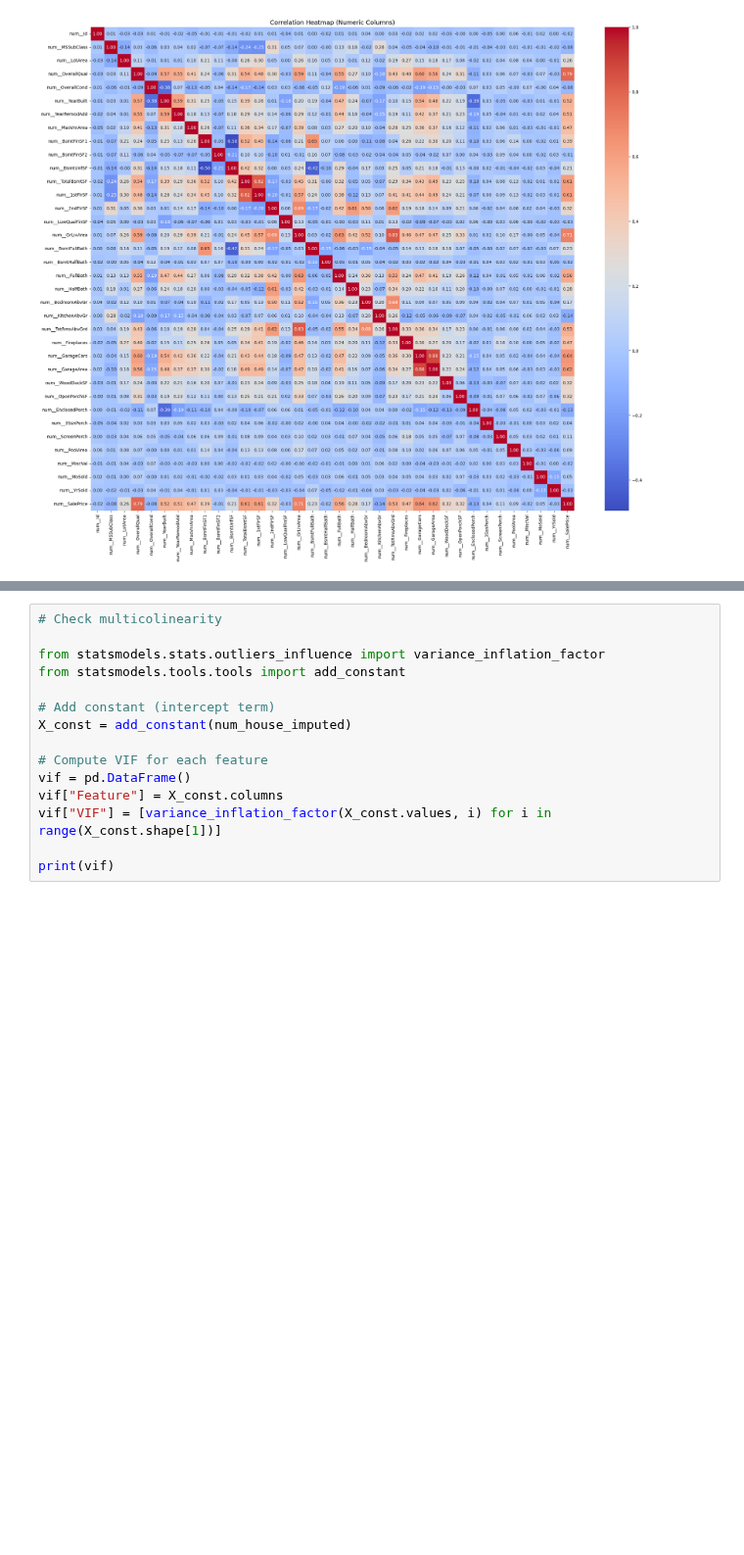
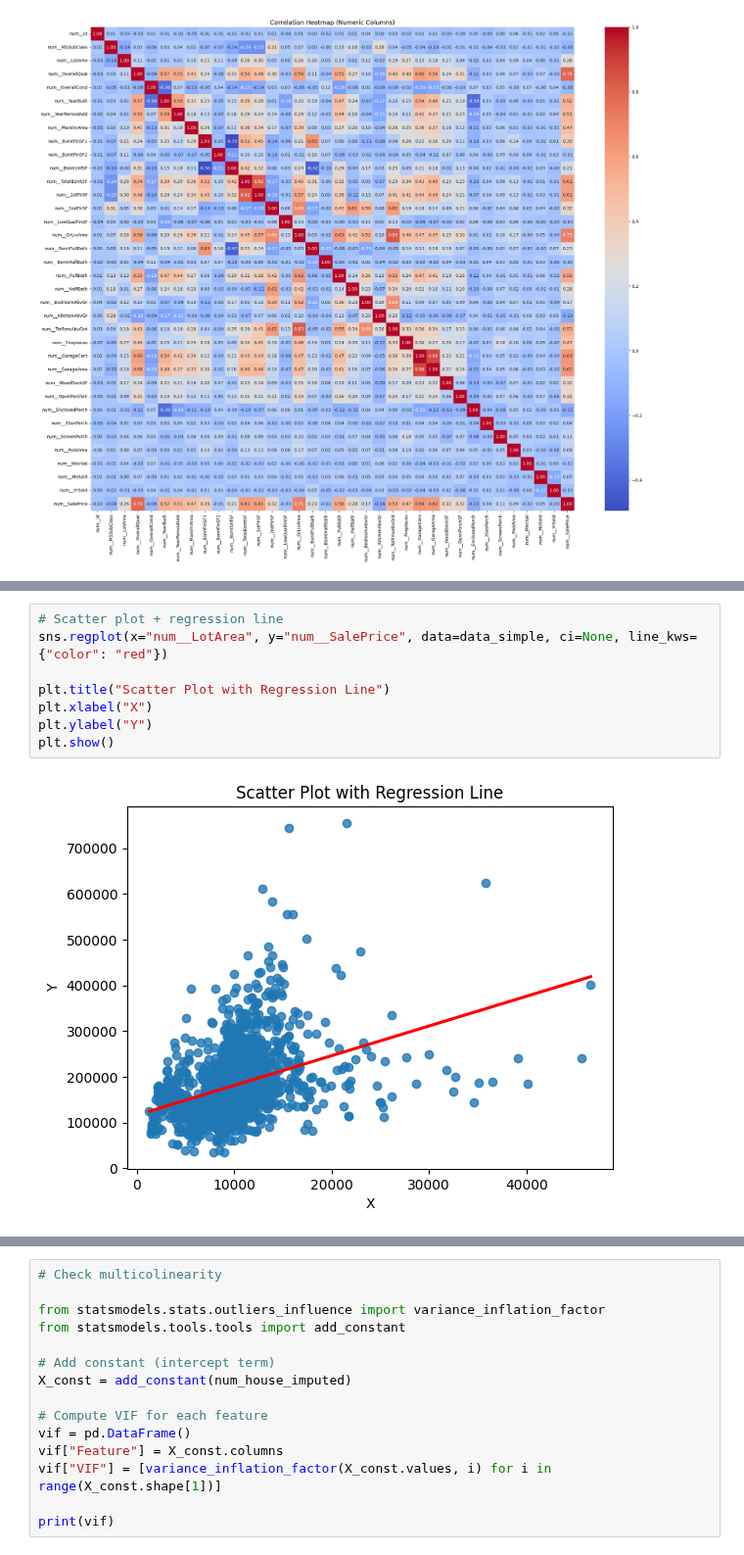
Before and after one commit to imdwipayana/Battlefield, a Jupyter notebook: Kaggle/Regression House Price/house_price_prediction.ipynb, the cells around one changed output, grey strips where cells are left out. Shown at 98% size. Saved outputs shown, nothing was run; the diff lists cells and outputs as text; blank space fills up the shorter version.

```diff
--- a/Kaggle/Regression House Price/house_price_prediction.ipynb
+++ b/Kaggle/Regression House Price/house_price_prediction.ipynb
@@ -151,0 +246,10 @@ plt.show()
+# %%
+# Scatter plot + regression line
+sns.regplot(x="num__LotArea", y="num__SalePrice", data=data_simple, ci=None, line_kws={"color": "red"})
+
+plt.title("Scatter Plot with Regression Line")
+plt.xlabel("X")
+plt.ylabel("Y")
+plt.show()
+# %% [output]
+[figure, added]
```
Also changed, not shown: parts of 20 cells of this notebook.
